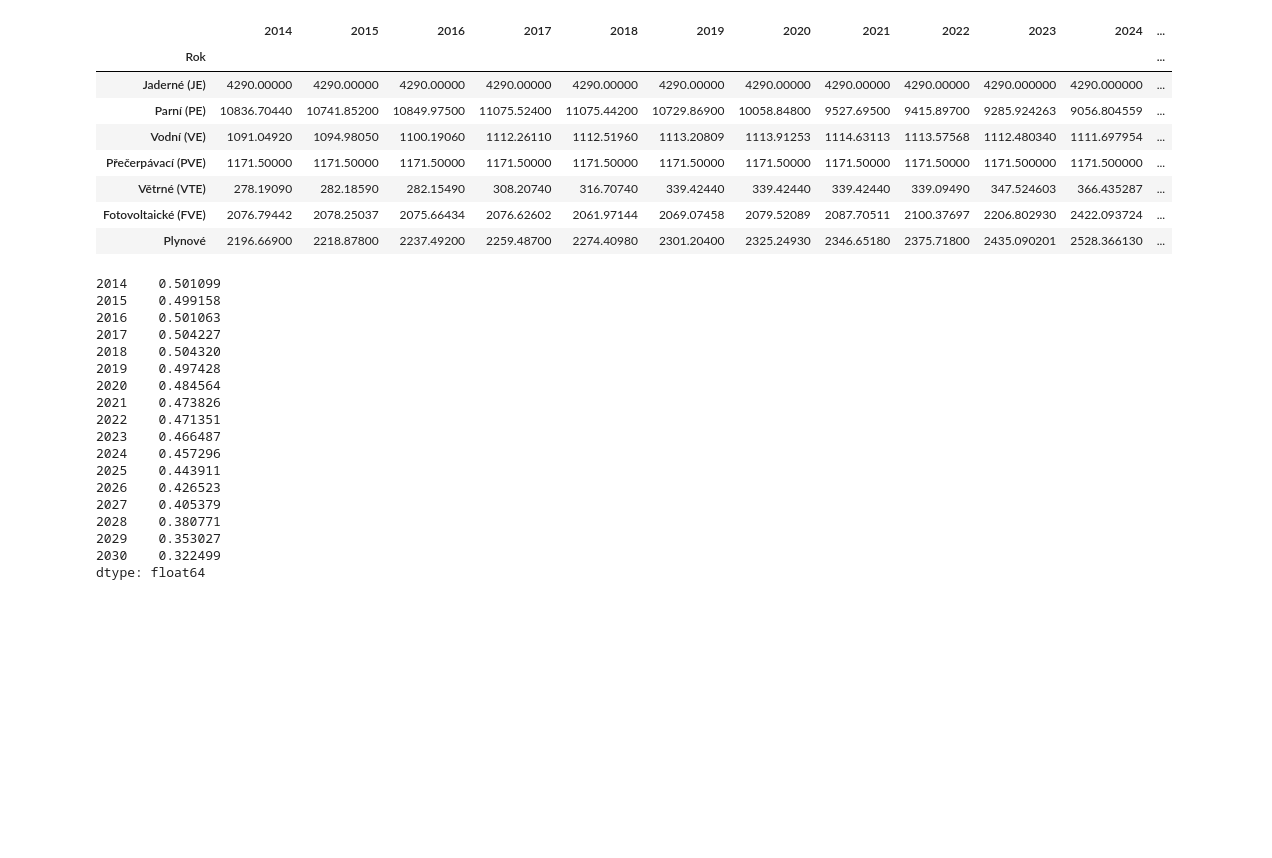
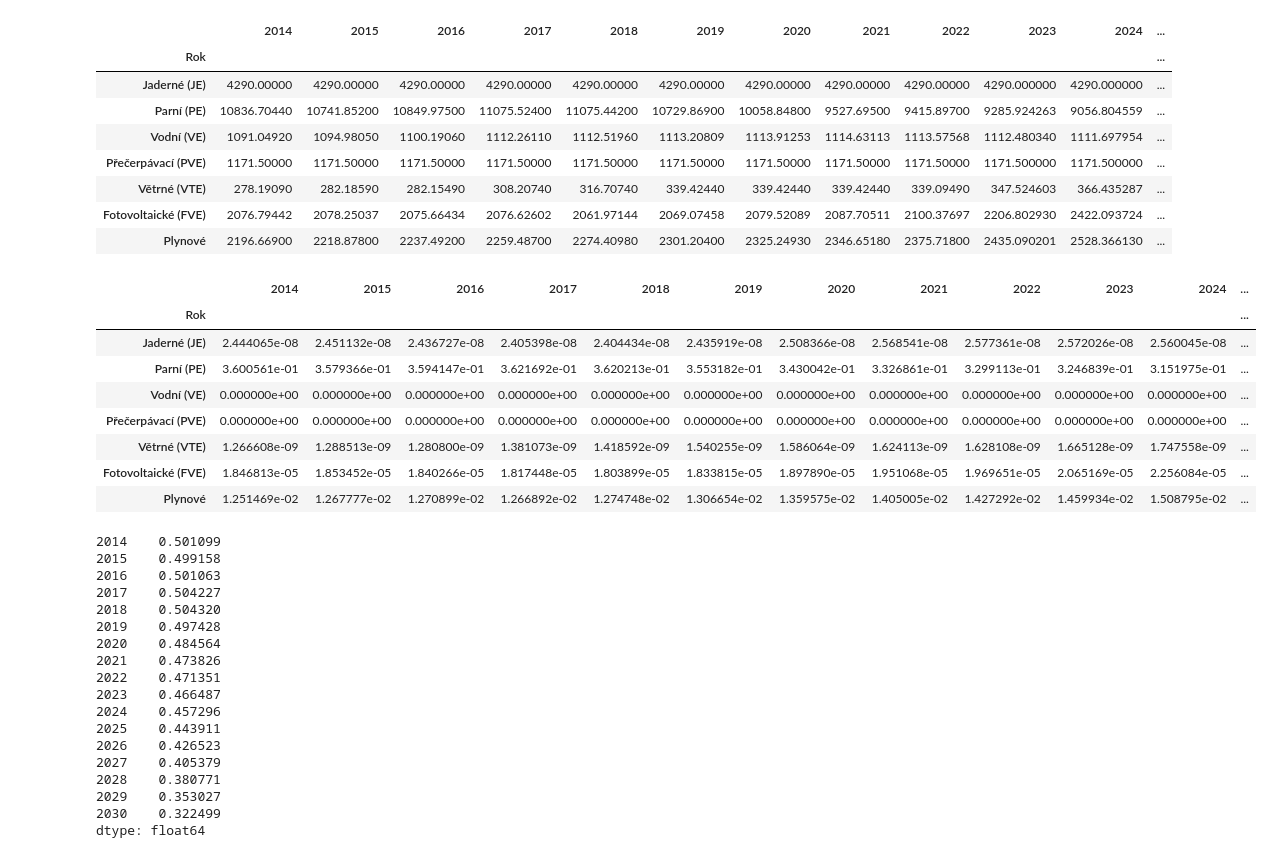
Before and after one commit to Czechitas-DA-Green-is-Good/Hackathon, a Jupyter notebook: emissions_per_kvh.ipynb, the cells around one changed output. Saved outputs shown, nothing was run; the diff lists cells and outputs as text; code cells hidden in the pictures; blank space fills up the shorter version.

```diff
--- a/emissions_per_kvh.ipynb
+++ b/emissions_per_kvh.ipynb
@@ -20,6 +20,17 @@ df = df / df.sum(axis=0)
 emmissions_per_kwh = [0.005, 0.9, 0, 0, 0.00464, 0.058, 0.5]
 # %%
 df = df.multiply(emmissions_per_kwh, axis=0)
+df
+# %% [output]
+|  | 2014 | 2015 | 2016 | 2017 | 2018 | 2019 | 2020 | 2021 | 2022 | 2023 | 2024 | ... |
+| Rok |  |  |  |  |  |  |  |  |  |  |  | ... |
+| Jaderné (JE) | 2.444065e-08 | 2.451132e-08 | 2.436727e-08 | 2.405398e-08 | 2.404434e-08 | 2.435919e-08 | 2.508366e-08 | 2.568541e-08 | 2.577361e-08 | 2.572026e-08 | 2.560045e-08 | ... |
+| Parní (PE) | 3.600561e-01 | 3.579366e-01 | 3.594147e-01 | 3.621692e-01 | 3.620213e-01 | 3.553182e-01 | 3.430042e-01 | 3.326861e-01 | 3.299113e-01 | 3.246839e-01 | 3.151975e-01 | ... |
+| Vodní (VE) | 0.000000e+00 | 0.000000e+00 | 0.000000e+00 | 0.000000e+00 | 0.000000e+00 | 0.000000e+00 | 0.000000e+00 | 0.000000e+00 | 0.000000e+00 | 0.000000e+00 | 0.000000e+00 | ... |
+| Přečerpávací (PVE) | 0.000000e+00 | 0.000000e+00 | 0.000000e+00 | 0.000000e+00 | 0.000000e+00 | 0.000000e+00 | 0.000000e+00 | 0.000000e+00 | 0.000000e+00 | 0.000000e+00 | 0.000000e+00 | ... |
+| Větrné (VTE) | 1.266608e-09 | 1.288513e-09 | 1.280800e-09 | 1.381073e-09 | 1.418592e-09 | 1.540255e-09 | 1.586064e-09 | 1.624113e-09 | 1.628108e-09 | 1.665128e-09 | 1.747558e-09 | ... |
+| Fotovoltaické (FVE) | 1.846813e-05 | 1.853452e-05 | 1.840266e-05 | 1.817448e-05 | 1.803899e-05 | 1.833815e-05 | 1.897890e-05 | 1.951068e-05 | 1.969651e-05 | 2.065169e-05 | 2.256084e-05 | ... |
+| Plynové | 1.251469e-02 | 1.267777e-02 | 1.270899e-02 | 1.266892e-02 | 1.274748e-02 | 1.306654e-02 | 1.359575e-02 | 1.405005e-02 | 1.427292e-02 | 1.459934e-02 | 1.508795e-02 | ... |
 # %%
 annual_emmissions = df.sum(axis=0)
 annual_emmissions
```
Also changed, not shown: 1 other file.
